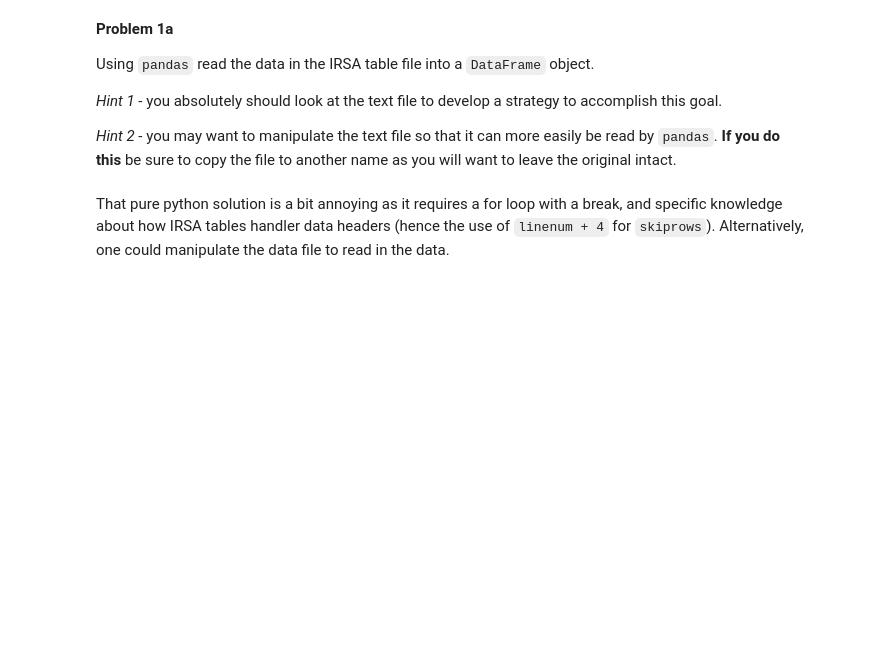
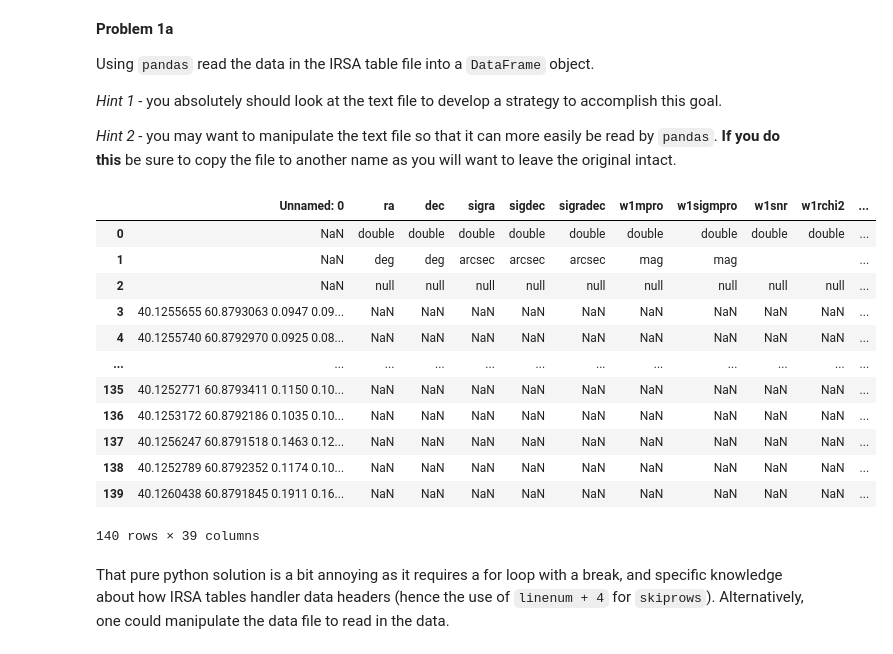
Before and after one commit to JeremyQuijano/LSSTC-DSFP-Sessions, a Jupyter notebook: Sessions/Session15/Day2/CorrallingUnrulyData.ipynb, the cells around one changed output. Drawn from its saved outputs; the diff is of its cells as text; code cells hidden in the pictures; blank space fills up the shorter version.

```diff
--- a/Sessions/Session15/Day2/CorrallingUnrulyData.ipynb
+++ b/Sessions/Session15/Day2/CorrallingUnrulyData.ipynb
@@ -179,7 +230,22 @@ Using `pandas` read the data in the IRSA table file into a `DataFrame` object.
 
 *Hint 2* - you may want to manipulate the text file so that it can more easily be read by `pandas`. **If you do this** be sure to copy the file to another name as you will want to leave the original intact.
 # %%
-# Use pandas to read in the IRSA data
+irsa_data = pd.read_csv('dsfp_wrangling/irsa_catalog_WISE_iPTF14jg_search_results.tbl', comment='\\', delimiter='|', skiprows=4) # Use pandas to read in the IRSA data
+irsa_data
+# %% [output]
+|  | Unnamed: 0 | ra | dec | sigra | sigdec | sigradec | w1mpro | w1sigmpro | w1snr | w1rchi2 | ... |
+| 0 | NaN | double | double | double | double | double | double | double | double | double | ... |
+| 1 | NaN | deg | deg | arcsec | arcsec | arcsec | mag | mag |  |  | ... |
+| 2 | NaN | null | null | null | null | null | null | null | null | null | ... |
+| 3 | 40.1255655 60.8793063 0.0947 0.09... | NaN | NaN | NaN | NaN | NaN | NaN | NaN | NaN | NaN | ... |
+| 4 | 40.1255740 60.8792970 0.0925 0.08... | NaN | NaN | NaN | NaN | NaN | NaN | NaN | NaN | NaN | ... |
+| ... | ... | ... | ... | ... | ... | ... | ... | ... | ... | ... | ... |
+| 135 | 40.1252771 60.8793411 0.1150 0.10... | NaN | NaN | NaN | NaN | NaN | NaN | NaN | NaN | NaN | ... |
+| 136 | 40.1253172 60.8792186 0.1035 0.10... | NaN | NaN | NaN | NaN | NaN | NaN | NaN | NaN | NaN | ... |
+| 137 | 40.1256247 60.8791518 0.1463 0.12... | NaN | NaN | NaN | NaN | NaN | NaN | NaN | NaN | NaN | ... |
+| 138 | 40.1252789 60.8792352 0.1174 0.10... | NaN | NaN | NaN | NaN | NaN | NaN | NaN | NaN | NaN | ... |
+| 139 | 40.1260438 60.8791845 0.1911 0.16... | NaN | NaN | NaN | NaN | NaN | NaN | NaN | NaN | NaN | ... |
+140 rows × 39 columns
 # %% [markdown]
 That pure python solution is a bit annoying as it requires a for loop with a break, and specific knowledge about how IRSA tables handler data headers (hence the use of `linenum + 4` for `skiprows`). Alternatively, one could  manipulate the data file to read in the data.
 # %%
```
Also changed, not shown: parts of 22 cells of this notebook, 3 other files.
